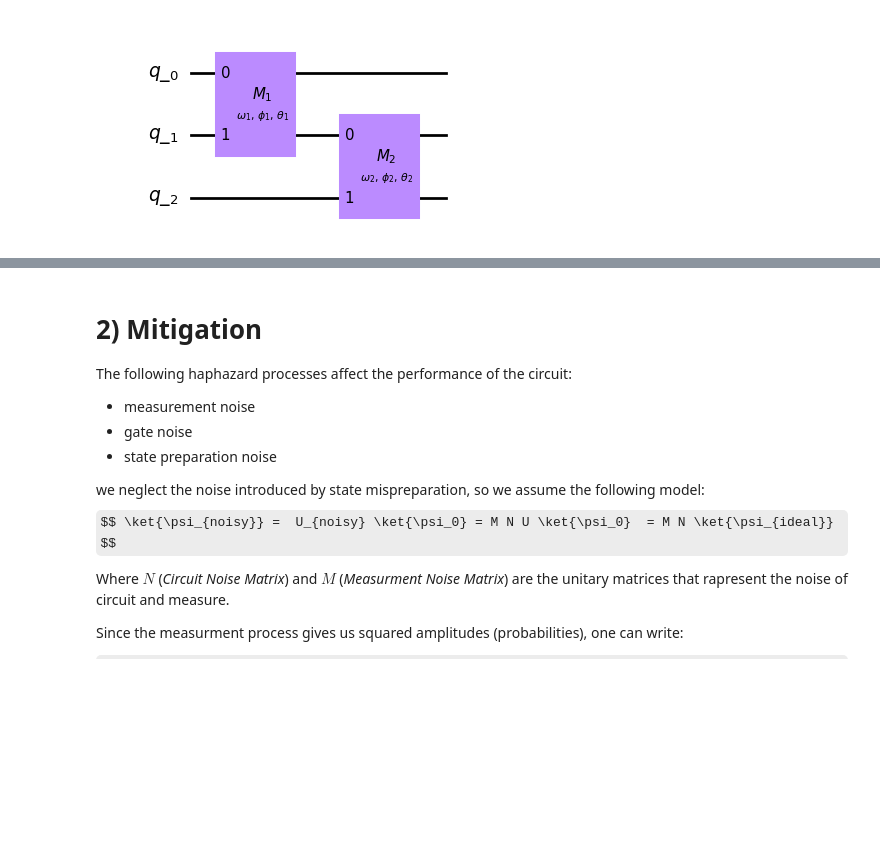
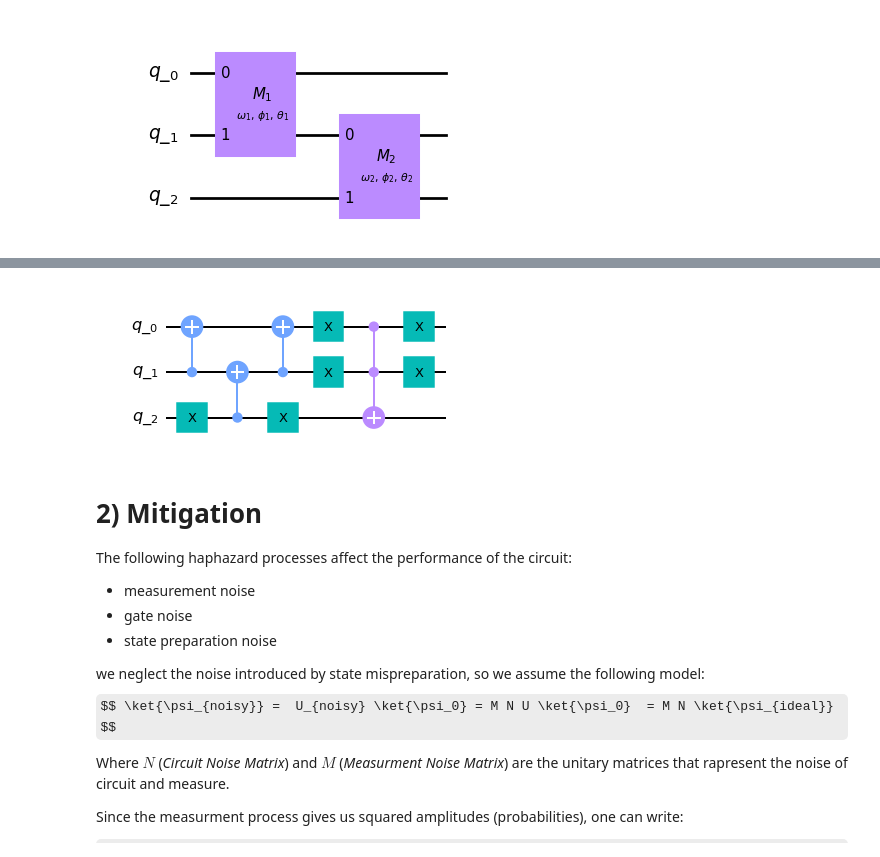
Before and after one commit to Valerio-Amico/valerio_amico_quantum_00, a Jupyter notebook: final_commit/final_commit.ipynb, the cells around one changed output, grey strips where cells are left out. Saved outputs shown, nothing was run; the diff lists cells and outputs as text; code cells hidden in the pictures; some formulas as TeX source; blank space fills up the shorter version.

```diff
--- a/final_commit/final_commit.ipynb
+++ b/final_commit/final_commit.ipynb
@@ -128,2 +140,29 @@ Then we use `qiskit.transpile()` function to decompose $T_B$
 
 ## Circuits:
+# %%
+# Build the permutation operator
+B_qr=QuantumRegister(3, name="q_")
+B_qc=QuantumCircuit(B_qr, name="B")
+B_qc.x(B_qr[2])
+B_qc.cx(B_qr[1],B_qr[0])
+B_qc.cx(B_qr[2],B_qr[1])
+B_qc.cx(B_qr[1],B_qr[0])
+B_qc.x([B_qr[0],B_qr[1],B_qr[2]])
+B_qc.toffoli(B_qr[0],B_qr[1],B_qr[2])
+B_qc.x([B_qr[0],B_qr[1]])
+
+# Matrix associated to this circuit
+B = np.array(
+   [[0,0,0,0,1,0,0,0],
+    [0,0,1,0,0,0,0,0],
+    [0,1,0,0,0,0,0,0],
+    [1,0,0,0,0,0,0,0],
+    [0,0,0,1,0,0,0,0],
+    [0,0,0,0,0,1,0,0],
+    [0,0,0,0,0,0,1,0],
+    [0,0,0,0,0,0,0,1]]
+)
+
+B_qc.draw(output="mpl")
+# %% [output]
+[figure, added]
```
Also changed, not shown: parts of 5 cells of this notebook, 3 other files.
